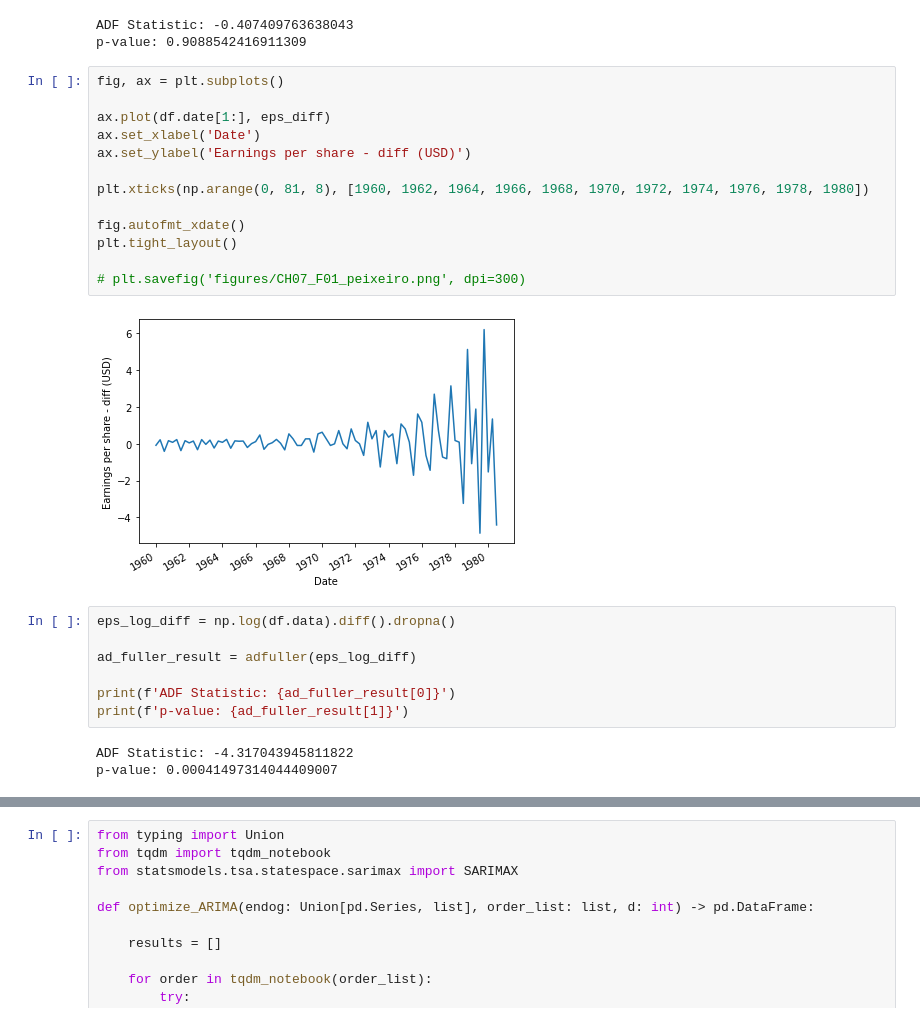
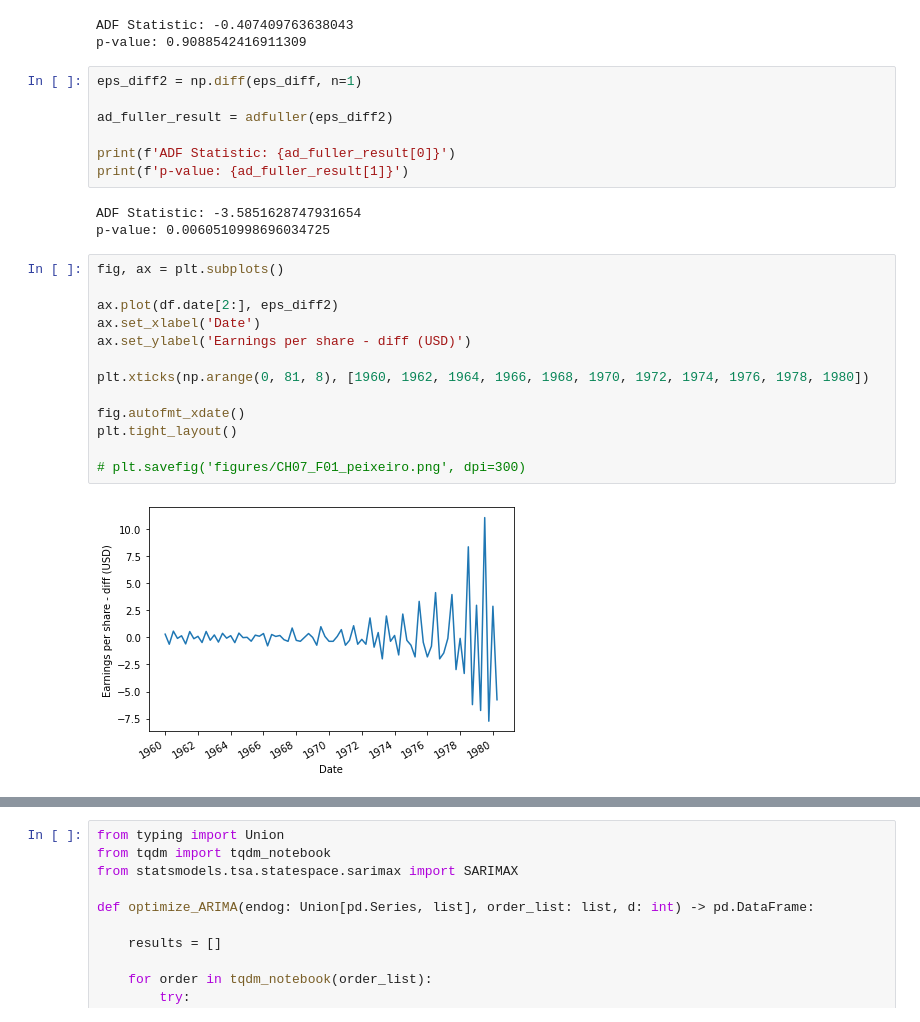
Before and after one commit to marcopeix/TimeSeriesForecastingInPython, a Jupyter notebook: CH07/CH07.ipynb, the cells around one changed output, grey strips where cells are left out. Drawn from its saved outputs; the diff is of its cells as text.

```diff
--- a/CH07/CH07.ipynb
+++ b/CH07/CH07.ipynb
@@ -62,28 +61,28 @@ print(f'p-value: {ad_fuller_result[1]}')
 # %% [output]
 ADF Statistic: -0.407409763638043
 p-value: 0.9088542416911309
+# %%
+eps_diff2 = np.diff(eps_diff, n=1)
+
+ad_fuller_result = adfuller(eps_diff2)
+
+print(f'ADF Statistic: {ad_fuller_result[0]}')
+print(f'p-value: {ad_fuller_result[1]}')
+# %% [output]
+ADF Statistic: -3.5851628747931654
+p-value: 0.0060510998696034725
 # %%
 fig, ax = plt.subplots()
 
-ax.plot(df.date[1:], eps_diff)
+ax.plot(df.date[2:], eps_diff2)
 ax.set_xlabel('Date')
 ax.set_ylabel('Earnings per share - diff (USD)')
 
 plt.xticks(np.arange(0, 81, 8), [1960, 1962, 1964, 1966, 1968, 1970, 1972, 1974, 1976, 1978, 1980])
 
 fig.autofmt_xdate()
 plt.tight_layout()
 
 # plt.savefig('figures/CH07_F01_peixeiro.png', dpi=300)
 # %% [output]
-[figure, old version]
+[figure, new version]
-# %%
-eps_log_diff = np.log(df.data).diff().dropna()
-
-ad_fuller_result = adfuller(eps_log_diff)
-
-print(f'ADF Statistic: {ad_fuller_result[0]}')
-print(f'p-value: {ad_fuller_result[1]}')
-# %% [output]
-ADF Statistic: -4.317043945811822
-p-value: 0.00041497314044409007
```
Also changed, not shown: parts of 15 cells of this notebook, 9 other files.
